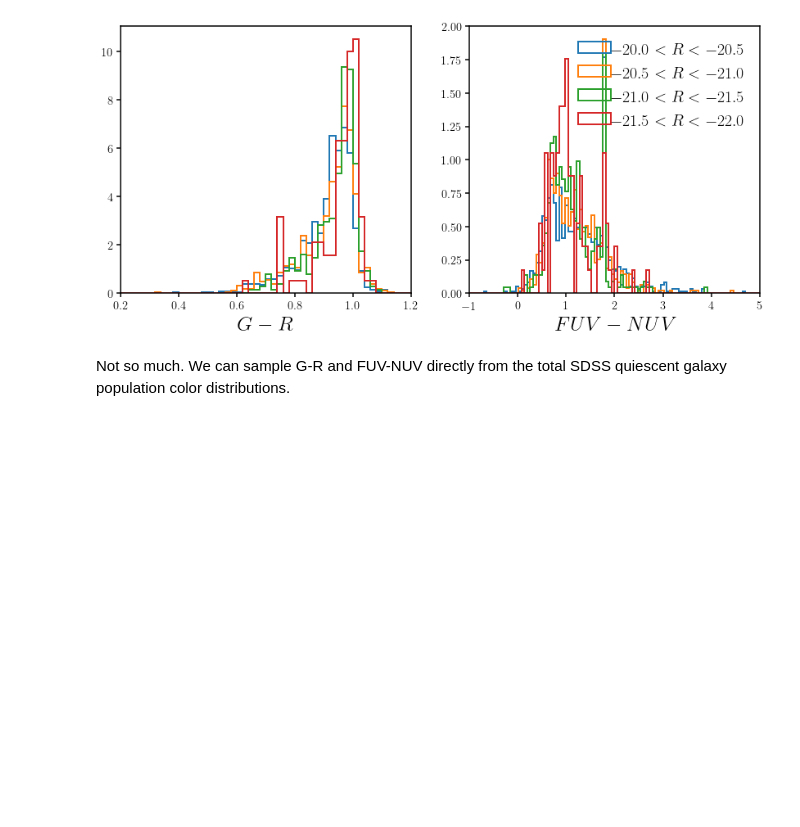
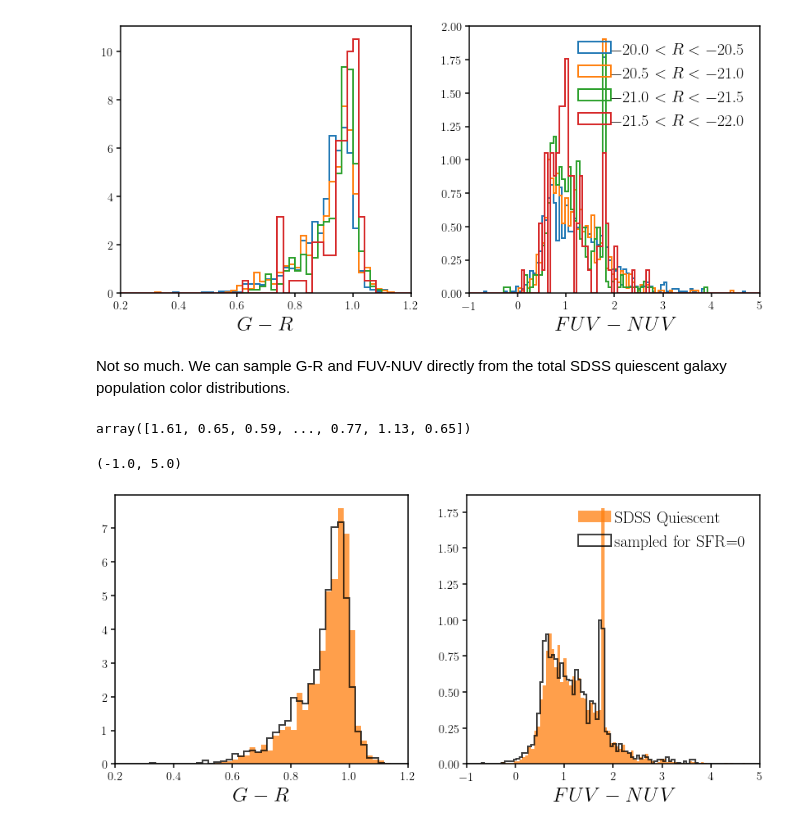
Before and after one commit to IQcollaboratory/galpopFM, a Jupyter notebook: nb/sdss_quiescent_observable.ipynb, the cells around one changed output. Cells and saved outputs as stored; diff of their text form; code cells hidden in the pictures; blank space fills up the shorter version.

Commit message:
G-R and FUV-NUV sampling from SDSS quiescent gals for SFR=0 implemented and tested

```diff
--- a/nb/sdss_quiescent_observable.ipynb
+++ b/nb/sdss_quiescent_observable.ipynb
@@ -155,0 +167,32 @@ Not so much. We can sample G-R and FUV-NUV directly from the total SDSS quiescen
+# %%
+from galpopfm import dust_infer as dustInfer
+
+sim_sed = dustInfer._read_sed('simba')
+wlim = (sim_sed['wave'] > 1e3) & (sim_sed['wave'] < 8e3)
+
+cens    = sim_sed['censat'].astype(bool) # centrals
+mlim    = (sim_sed['logmstar'] > 9.4) # mass limit
+zerosfr = sim_sed['logsfr.inst'] == -999
+# %%
+zerosfr = dustInfer._observable_zeroSFR(sim_sed['wave'][wlim], sim_sed['sed_neb'][cens & mlim & zerosfr,:][:,wlim])
+# %%
+zerosfr[2]
+# %% [output]
+array([1.61, 0.65, 0.59, ..., 0.77, 1.13, 0.65])
+# %%
+fig = plt.figure(figsize=(14, 6))
+sub = fig.add_subplot(121)
+_ = sub.hist(G_R[quiescent], range=(0.2, 1.2), bins=50, alpha=0.75, color='C1', density=True)
+_ = sub.hist(zerosfr[1], range=(0.2, 1.2), bins=50, alpha=0.75, color='k', histtype='step', linewidth=2, density=True)
+sub.set_xlabel('$G-R$', fontsize=25)
+sub.set_xlim(0.2, 1.2)
+
+sub = fig.add_subplot(122)
+_ = sub.hist(FUV_NUV[quiescent], range=(-1., 5.), bins=100, color='C1', alpha=0.75, density=True, label='SDSS Quiescent')
+_ = sub.hist(zerosfr[2], range=(-1., 5.), bins=100, alpha=0.75, color='k', histtype='step', density=True, linewidth=2, label='sampled for SFR=0')
+sub.legend(loc='upper right', markerscale=5, handletextpad=0.2, fontsize=20)
+sub.set_xlabel('$FUV-NUV$', fontsize=25)
+sub.set_xlim(-1., 5.)
+# %% [output]
+(-1.0, 5.0)
+[figure, added]
```
Also changed, not shown: parts of 2 cells of this notebook, 1 other file.
